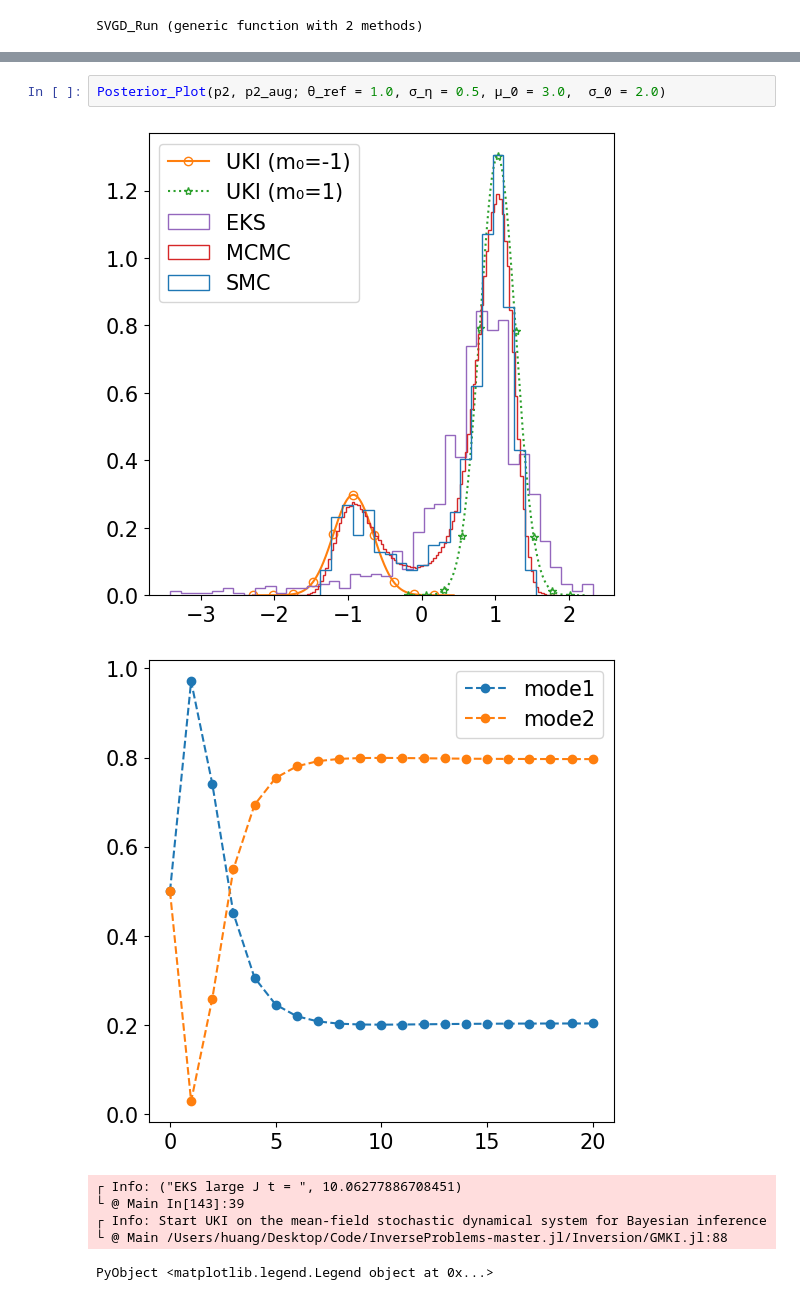
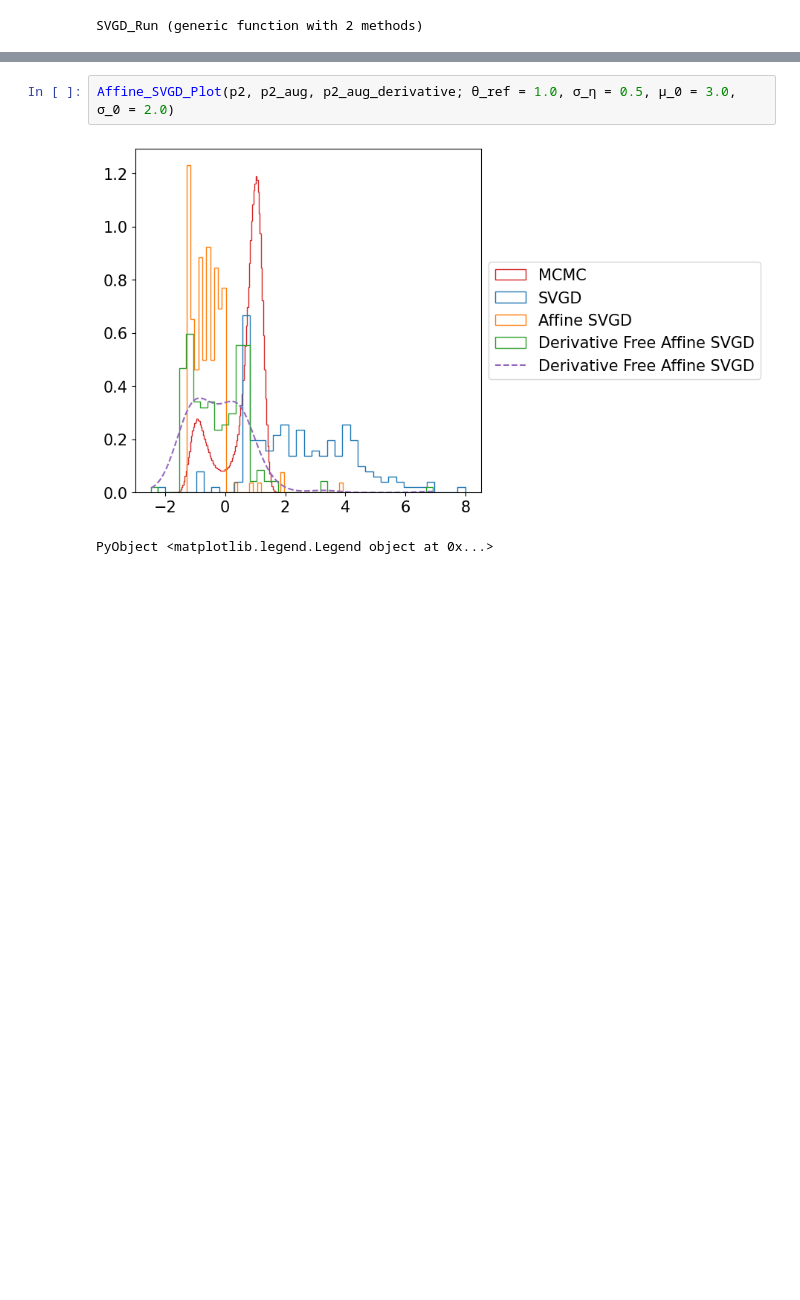
Before and after one commit to Zhengyu-Huang/InverseProblems.jl, a Jupyter notebook: Posterior/EM.ipynb, the cells around one changed output, grey strips where cells are left out. Drawn from its saved outputs; the diff is of its cells as text; blank space fills up the shorter version.

```diff
--- a/Posterior/EM.ipynb
+++ b/Posterior/EM.ipynb
@@ -710,12 +746,7 @@ Posterior_Plot(p2, p2_aug; θ_ref = 1.0, σ_η = 1.0, μ_0 = 3.0,  σ_0 = 2.0)
 PyObject <matplotlib.legend.Legend object at 0x...>
 # %%
-Posterior_Plot(p2, p2_aug; θ_ref = 1.0, σ_η = 0.5, μ_0 = 3.0,  σ_0 = 2.0)
+Affine_SVGD_Plot(p2, p2_aug, p2_aug_derivative; θ_ref = 1.0, σ_η = 0.5, μ_0 = 3.0,  σ_0 = 2.0)
 # %% [output]
-[figure, old version]
+[figure, new version]
-[figure, removed]
-┌ Info: ("EKS large J t = ", 10.06277886708451)
-└ @ Main In[143]:39
-┌ Info: Start UKI on the mean-field stochastic dynamical system for Bayesian inference
-└ @ Main /Users/huang/Desktop/Code/InverseProblems-master.jl/Inversion/GMKI.jl:88
+PyObject <matplotlib.legend.Legend object at 0x...>
-PyObject <matplotlib.legend.Legend object at 0x...>
 # %%
```
Also changed, not shown: parts of 3 cells of this notebook, 1 other file.
